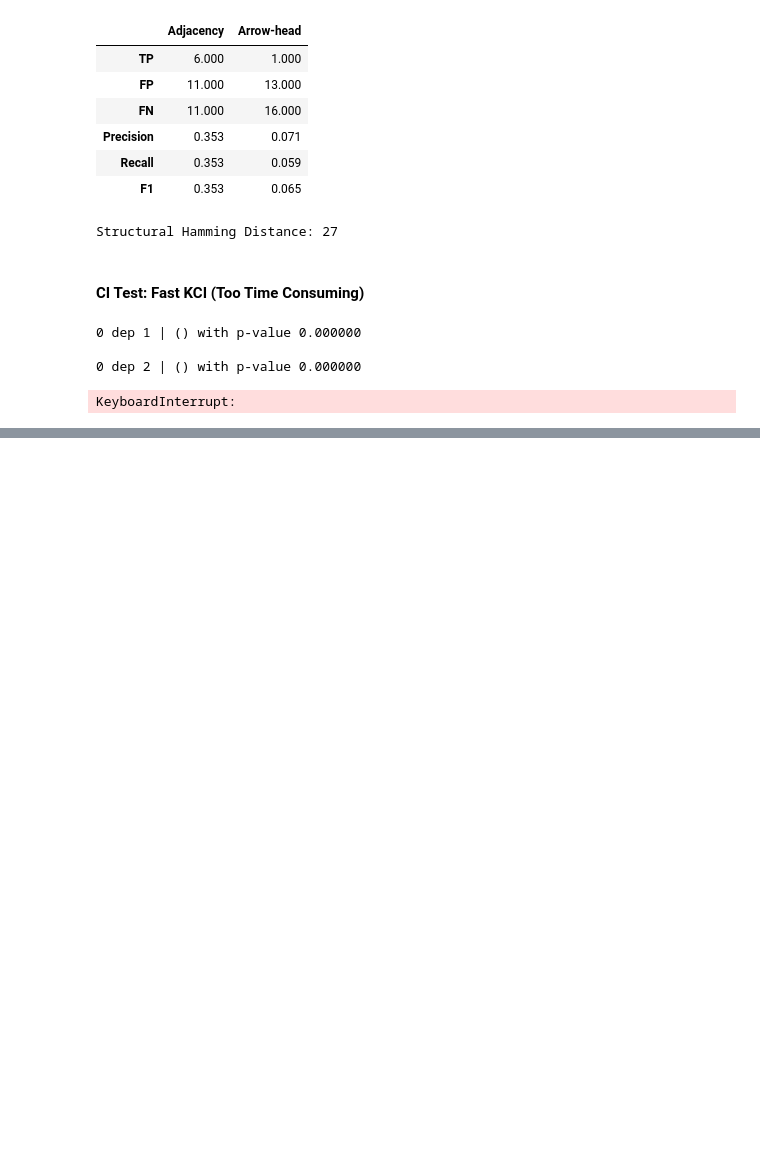
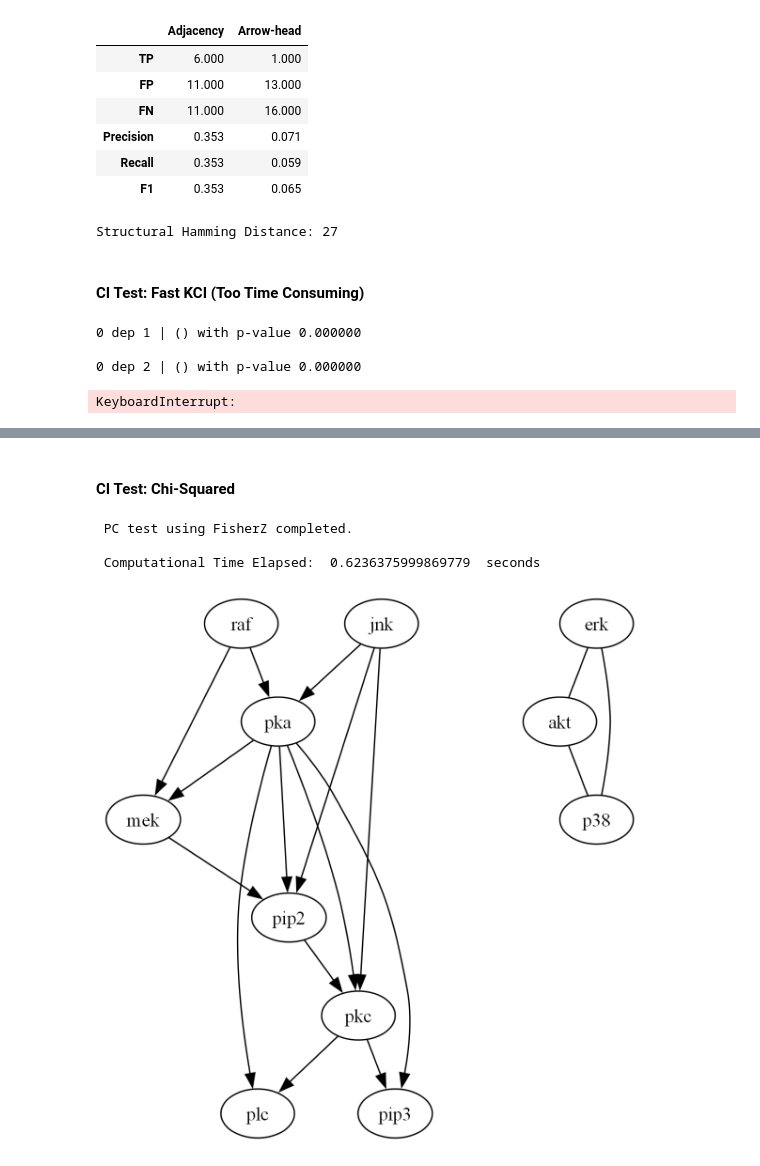
Before and after one commit to HK-Tan/Causal-Discovery-for-Financial-Applications, a Jupyter notebook: stats_256_notebook.ipynb, the cells around one changed output, grey strips where cells are left out. Saved outputs shown, nothing was run; the diff lists cells and outputs as text; code cells hidden in the pictures; blank space fills up the shorter version.

```diff
--- a/stats_256_notebook.ipynb
+++ b/stats_256_notebook.ipynb
@@ -291,0 +407,33 @@ KeyboardInterrupt:
+# %% [markdown]
+#### CI Test: Chi-Squared
+# %%
+# Run the PC algorithm with different parameters
+start_time = time.monotonic()
+cg_chisq = pc(data,
+        alpha = 0.05,
+        indep_test = "chisq",
+        # parameters for the indep_test
+        # end
+        stable = True,
+        uc_rule = 0,
+        uc_priority = 2,
+        mvpc = False,
+        correction_name = None,
+        background_knowledge = None,  # A way to add background knowledge
+        verbose = False,
+        show_progress = True
+)
+print("\n PC test using chisq completed.")
+end_time = time.monotonic()
+print("\n Computational Time Elapsed: ", end_time - start_time, " seconds" )
+
+
+# Visualize using pydot and save the graph
+cg_chisq.draw_pydot_graph(labels=labels)
+pyd_chisq = GraphUtils.to_pydot(cg_chisq.G, labels=labels)
+pyd_chisq.write_png('sach_chisq_binned.png')
+# %% [output]
+ PC test using FisherZ completed.
+
+ Computational Time Elapsed:  0.6236375999869779  seconds
+[figure, added]
```
Also changed, not shown: parts of 16 cells of this notebook, 6 other files.
